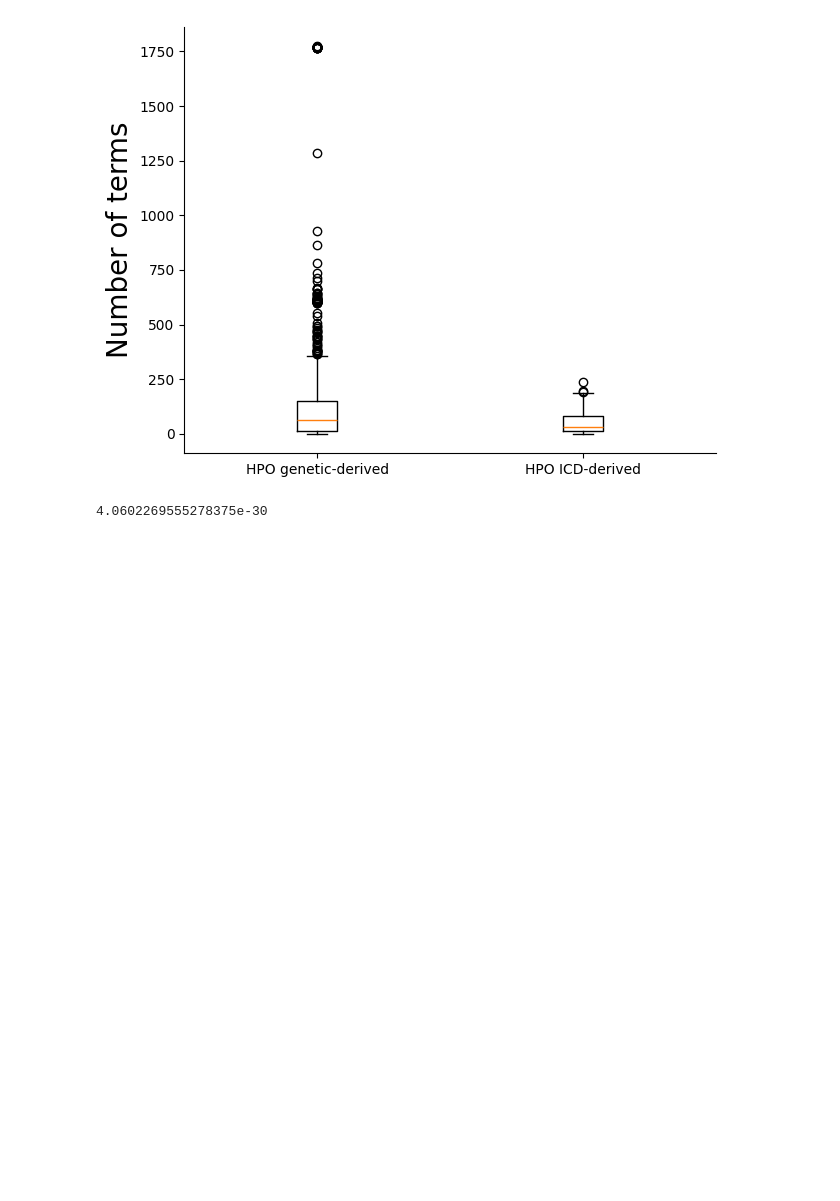
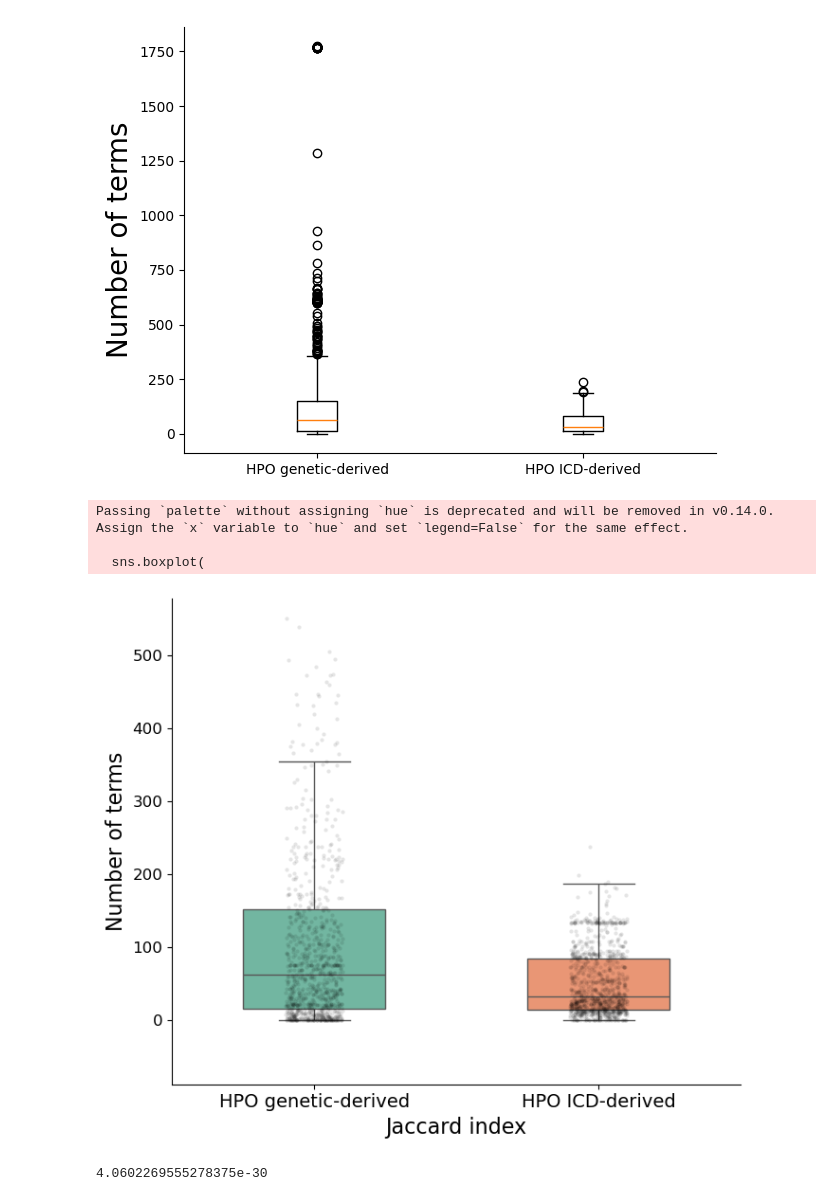
Before and after one commit to superlsd/GenEpi, a Jupyter notebook: Elma_05_HPO.ipynb, the cells around one changed output. Drawn from its saved outputs; the diff is of its cells as text; code cells hidden in the pictures; blank space fills up the shorter version.

```diff
--- a/Elma_05_HPO.ipynb
+++ b/Elma_05_HPO.ipynb
@@ -123,6 +123,9 @@ for icd in ICD_HPO_Genetic_dict.keys():
 # %%
 with open('output/ICD_HPO_dict.pickle', 'wb') as handle:
     pk.dump(ICD_HPO_dict, handle, protocol=pk.HIGHEST_PROTOCOL)
+# %%
+with open('output/ICD_HPO_dict.pickle', 'rb') as handle:
+    ICD_HPO_dict = pk.load(handle)
 # %%
 ICD_HPO_Genetic_length = []
 ICD_HPO_len = []
@@ -176,6 +179,60 @@ plt.savefig('Figures/HPO_boxplotcomparison.pdf',format='pdf',dpi=300, bbox_inche
 plt.show()
 # %% [output]
 [figure]
+# %%
+import matplotlib.pyplot as plt
+import seaborn as sns
+
+plt.rcParams['pdf.fonttype'] = 42  # TrueType fonts in PDF, editable
+plt.rcParams['ps.fonttype'] = 42   # TrueType fonts in EPS
+plt.rcParams['svg.fonttype'] = 'none'  # Keep text as text in SVG
+
+# Put your data in a tidy format for seaborn
+import pandas as pd
+df_plot = pd.DataFrame({
+    "value": ICD_HPO_Genetic_length + ICD_HPO_len,
+    "group": (["HPO genetic-derived"] * len(ICD_HPO_Genetic_length)) +
+             (["HPO ICD-derived"] * len(ICD_HPO_len))
+})
+
+# Create figure
+plt.figure(figsize=(7,6))
+sns.boxplot(
+    data=df_plot,
+    x="group",
+    y="value",
+    showfliers=False,   # hide extreme outliers
+    width=0.5,
+    palette="Set2"
+)
+sns.stripplot(
+    data=df_plot,
+    x="group",
+    y="value",
+    color="black",
+    alpha=0.1,
+    jitter=True,
+    size=3
+)
+
+# Labels
+plt.ylabel("Number of terms", fontsize=16)
+plt.xlabel("Jaccard index", fontsize=16)
+plt.xticks(fontsize=14)
+plt.yticks(fontsize=12)
+
+# Optionally clip y-axis if extreme tail dominates
+plt.ylim(top=df_plot["value"].quantile(0.95) * 1.2)  # keep 95% of data visible
+
+sns.despine()
+plt.tight_layout()
+plt.savefig('Figures/HPO_boxplotcomparison_v2.pdf',format='pdf',dpi=300, bbox_inches = "tight")
+plt.show()
+# %% [output]
+Passing `palette` without assigning `hue` is deprecated and will be removed in v0.14.0. Assign the `x` variable to `hue` and set `legend=False` for the same effect.
+
+  sns.boxplot(
+[figure, added]
 # %%
 from scipy import stats
 import numpy as np
```
